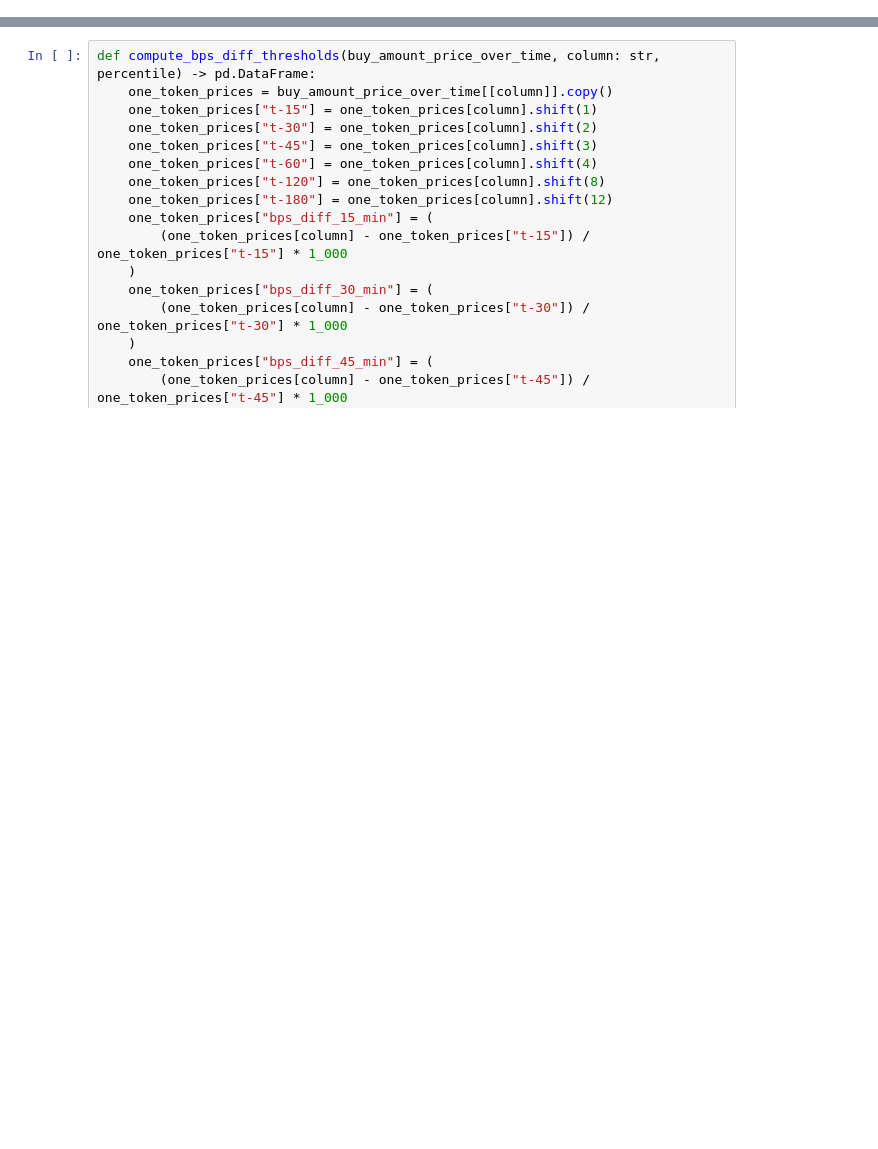
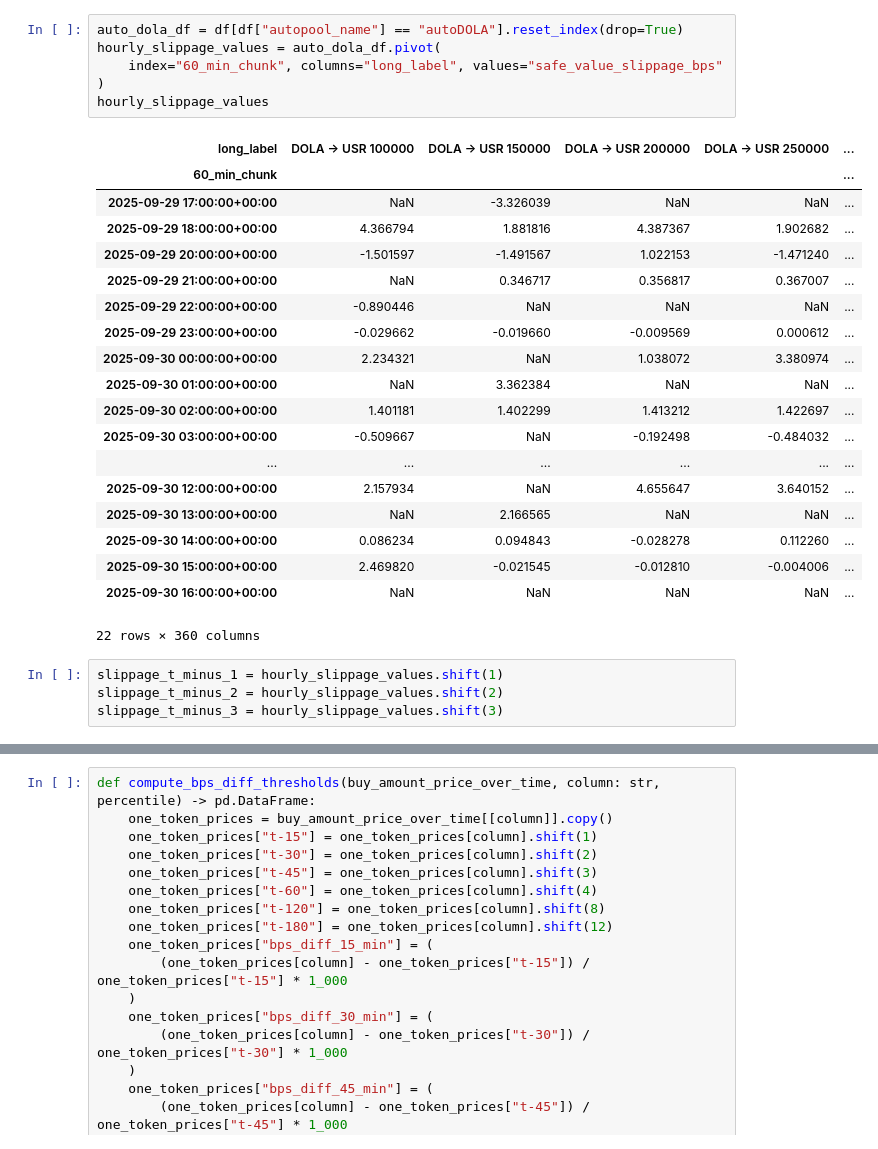
Before and after one commit to Tokemak/v2-rebalance-dashboard, a Jupyter notebook: mainnet_launch/database/schema/ensure_tables_are_current/using_3rd_party/solver_swap_matrix_working.ipynb, the cells around one changed output, grey strips where cells are left out. Saved outputs shown, nothing was run; the diff lists cells and outputs as text; blank space fills up the shorter version.

```diff
--- a/mainnet_launch/database/schema/ensure_tables_are_current/using_3rd_party/solver_swap_matrix_working.ipynb
+++ b/mainnet_launch/database/schema/ensure_tables_are_current/using_3rd_party/solver_swap_matrix_working.ipynb
@@ -0,0 +74,30 @@
+# %%
+auto_dola_df = df[df["autopool_name"] == "autoDOLA"].reset_index(drop=True)
+hourly_slippage_values = auto_dola_df.pivot(
+    index="60_min_chunk", columns="long_label", values="safe_value_slippage_bps"
+)
+hourly_slippage_values
+# %% [output]
+| long_label | DOLA -> USR 100000 | DOLA -> USR 150000 | DOLA -> USR 200000 | DOLA -> USR 250000 | ... |
+| 60_min_chunk |  |  |  |  | ... |
+| 2025-09-29 17:00:00+00:00 | NaN | -3.326039 | NaN | NaN | ... |
+| 2025-09-29 18:00:00+00:00 | 4.366794 | 1.881816 | 4.387367 | 1.902682 | ... |
+| 2025-09-29 20:00:00+00:00 | -1.501597 | -1.491567 | 1.022153 | -1.471240 | ... |
+| 2025-09-29 21:00:00+00:00 | NaN | 0.346717 | 0.356817 | 0.367007 | ... |
+| 2025-09-29 22:00:00+00:00 | -0.890446 | NaN | NaN | NaN | ... |
+| 2025-09-29 23:00:00+00:00 | -0.029662 | -0.019660 | -0.009569 | 0.000612 | ... |
+| 2025-09-30 00:00:00+00:00 | 2.234321 | NaN | 1.038072 | 3.380974 | ... |
+| 2025-09-30 01:00:00+00:00 | NaN | 3.362384 | NaN | NaN | ... |
+| 2025-09-30 02:00:00+00:00 | 1.401181 | 1.402299 | 1.413212 | 1.422697 | ... |
+| 2025-09-30 03:00:00+00:00 | -0.509667 | NaN | -0.192498 | -0.484032 | ... |
+| ... | ... | ... | ... | ... | ... |
+| 2025-09-30 12:00:00+00:00 | 2.157934 | NaN | 4.655647 | 3.640152 | ... |
+| 2025-09-30 13:00:00+00:00 | NaN | 2.166565 | NaN | NaN | ... |
+| 2025-09-30 14:00:00+00:00 | 0.086234 | 0.094843 | -0.028278 | 0.112260 | ... |
+| 2025-09-30 15:00:00+00:00 | 2.469820 | -0.021545 | -0.012810 | -0.004006 | ... |
+| 2025-09-30 16:00:00+00:00 | NaN | NaN | NaN | NaN | ... |
+22 rows × 360 columns
+# %%
+slippage_t_minus_1 = hourly_slippage_values.shift(1)
+slippage_t_minus_2 = hourly_slippage_values.shift(2)
+slippage_t_minus_3 = hourly_slippage_values.shift(3)
```
Also changed, not shown: parts of 14 cells of this notebook, 2 other files.
